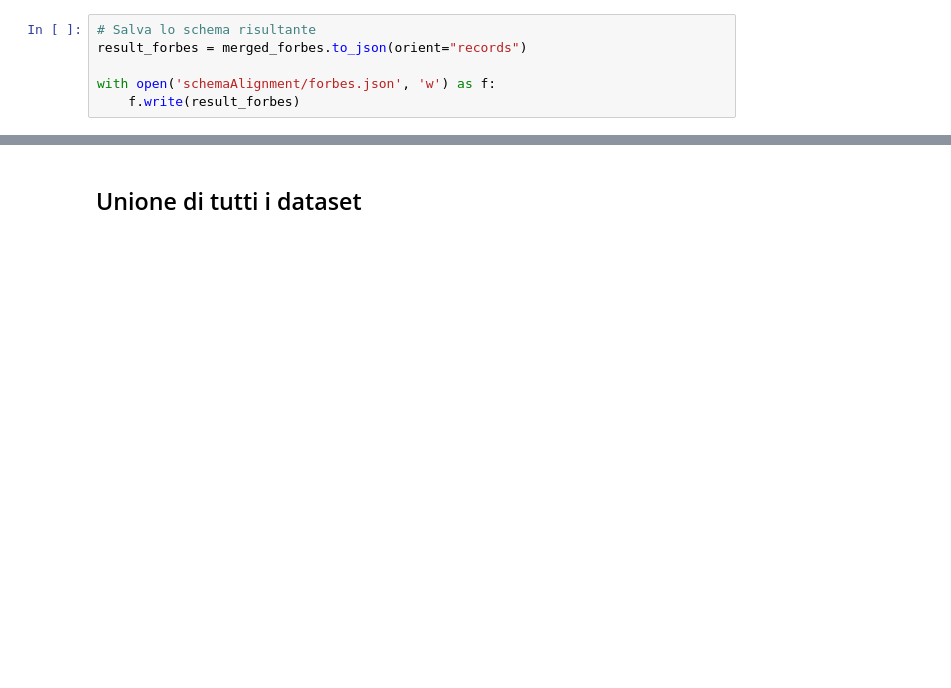
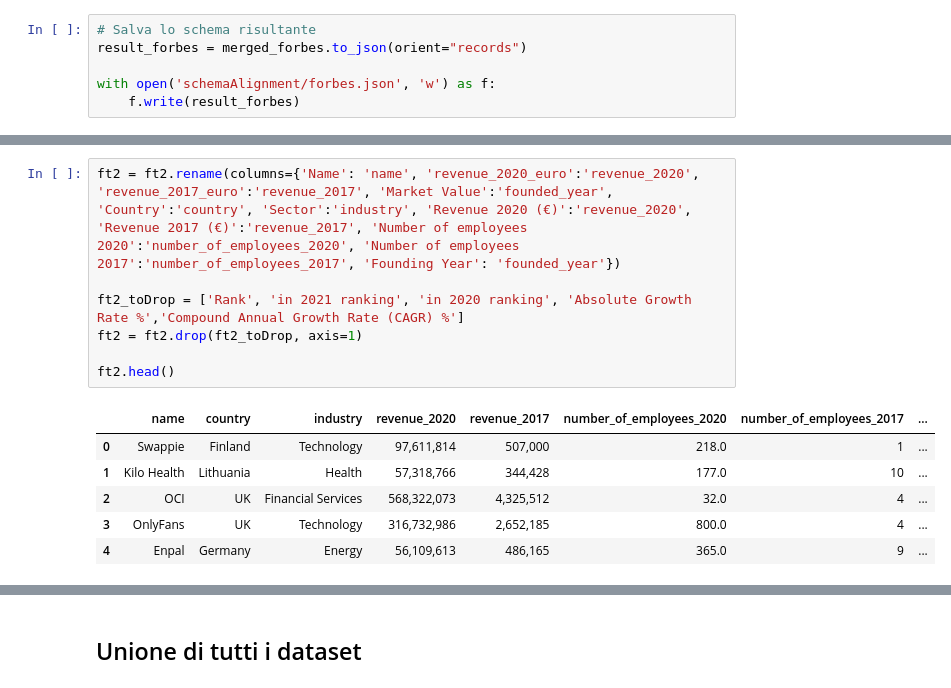
Before and after one commit to Elisabetta99/IDD_HW8, a Jupyter notebook: schemaAlignment.ipynb, the cells around one changed output, grey strips where cells are left out. Drawn from its saved outputs; the diff is of its cells as text; blank space fills up the shorter version.

```diff
--- a/schemaAlignment.ipynb
+++ b/schemaAlignment.ipynb
@@ -388,0 +457,14 @@ with open('schemaAlignment/forbes.json', 'w') as f:
+# %%
+ft2 = ft2.rename(columns={'Name': 'name', 'revenue_2020_euro':'revenue_2020', 'revenue_2017_euro':'revenue_2017', 'Market Value':'founded_year', 'Country':'country', 'Sector':'industry', 'Revenue 2020 (€)':'revenue_2020', 'Revenue 2017 (€)':'revenue_2017', 'Number of employees 2020':'number_of_employees_2020', 'Number of employees 2017':'number_of_employees_2017', 'Founding Year': 'founded_year'})
+
+ft2_toDrop = ['Rank', 'in 2021 ranking', 'in 2020 ranking', 'Absolute Growth Rate %','Compound Annual Growth Rate (CAGR) %']
+ft2 = ft2.drop(ft2_toDrop, axis=1)
+
+ft2.head()
+# %% [output]
+|  | name | country | industry | revenue_2020 | revenue_2017 | number_of_employees_2020 | number_of_employees_2017 | ... |
+| 0 | Swappie | Finland | Technology | 97,611,814 | 507,000 | 218.0 | 1 | ... |
+| 1 | Kilo Health | Lithuania | Health | 57,318,766 | 344,428 | 177.0 | 10 | ... |
+| 2 | OCI | UK | Financial Services | 568,322,073 | 4,325,512 | 32.0 | 4 | ... |
+| 3 | OnlyFans | UK | Technology | 316,732,986 | 2,652,185 | 800.0 | 4 | ... |
+| 4 | Enpal | Germany | Energy | 56,109,613 | 486,165 | 365.0 | 9 | ... |
```
Also changed, not shown: parts of 15 cells of this notebook, 5 other files.
